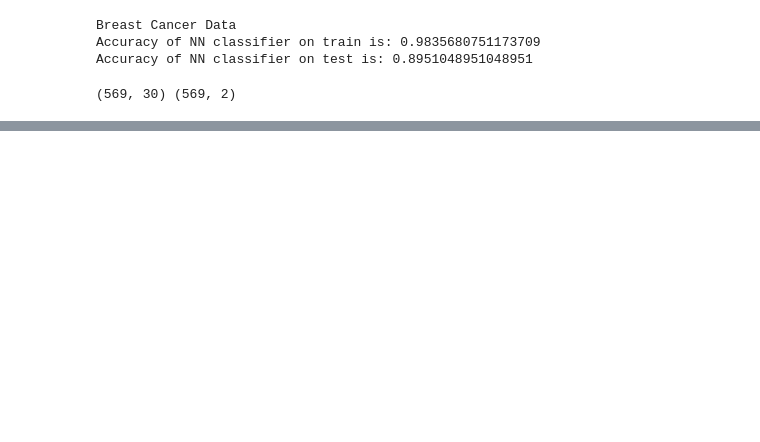
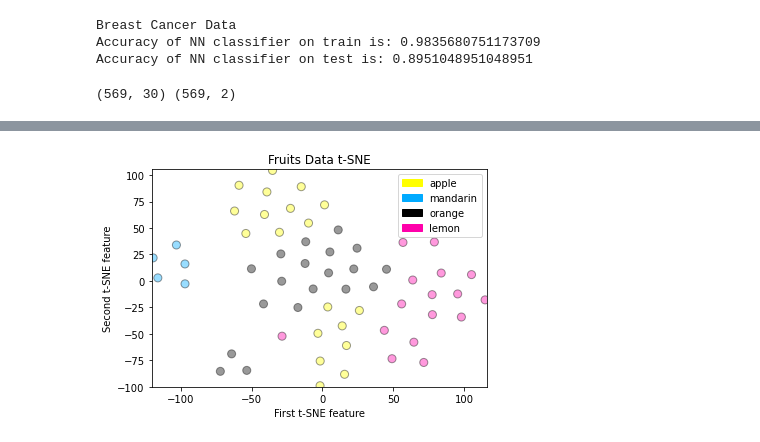
Before and after one commit to tolu36/Mini-projects, a Jupyter notebook: modelling.ipynb, the cells around one changed output, grey strips where cells are left out. Saved outputs shown, nothing was run; the diff lists cells and outputs as text; code cells hidden in the pictures; blank space fills up the shorter version.

```diff
--- a/modelling.ipynb
+++ b/modelling.ipynb
@@ -1605,0 +1619,17 @@ Text(0.5, 1.0, 'Breast Cancer PCA (n_components = 2)')
+# %%
+# unsupervised learning methods
+# applying manifold method (t-SNE) to fruits dataset
+# t-SNE does not do a good job defining clusters for the fruits
+from sklearn.manifold import TSNE
+feature_names_fruits = ['height', 'width', 'mass', 'color_score']
+X = fruit_df[['mass','width','height', 'color_score']]
+y = (fruit_df[['fruit_label']]-1).to_numpy()
+X_norm= StandardScaler().fit_transform(X)
+cl=TSNE(random_state=0)
+X_cl=cl.fit_transform(X_norm)
+xlabel='First t-SNE feature'
+ylabel='Second t-SNE feature'
+title='Fruits Data t-SNE'
+plot_labelled_scatter(X_cl, y,['apple', 'mandarin', 'orange', 'lemon'], title, xlabel, ylabel)
+# %% [output]
+[figure, added]
```
Also changed, not shown: parts of 15 cells of this notebook.
